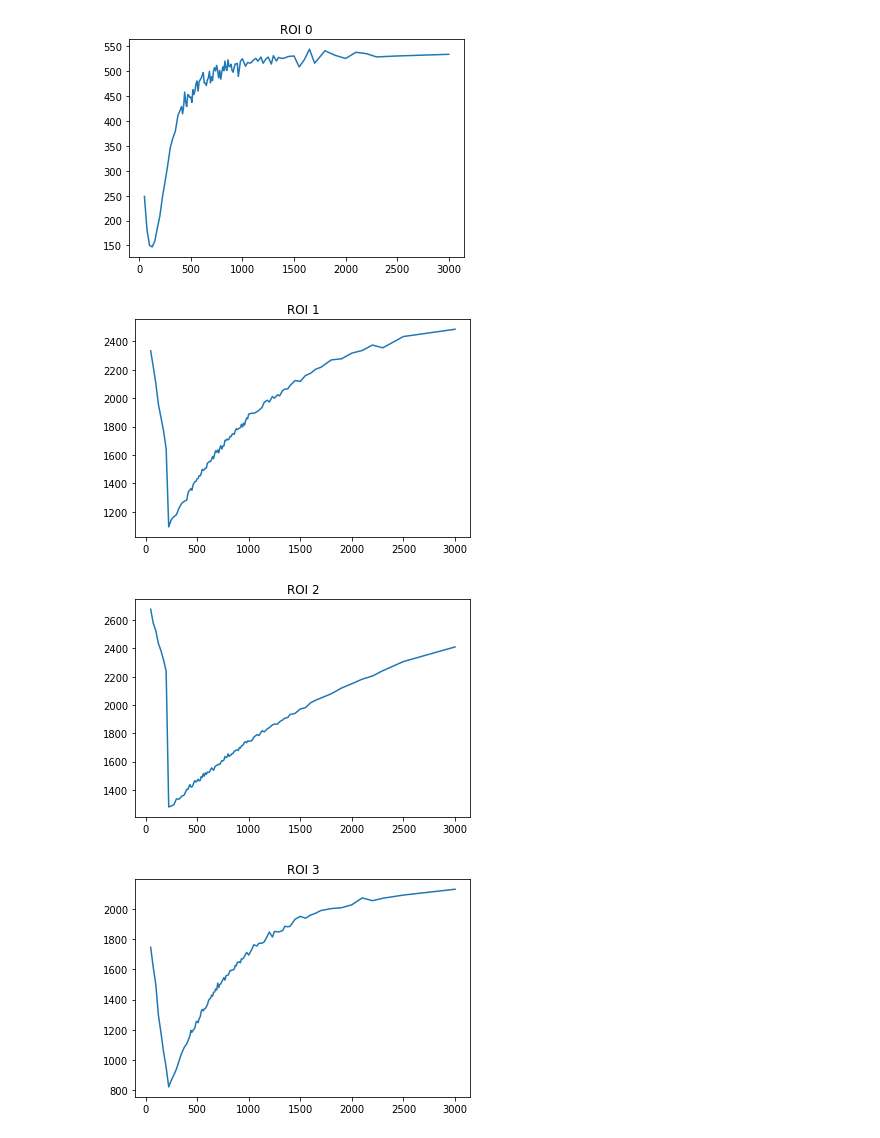
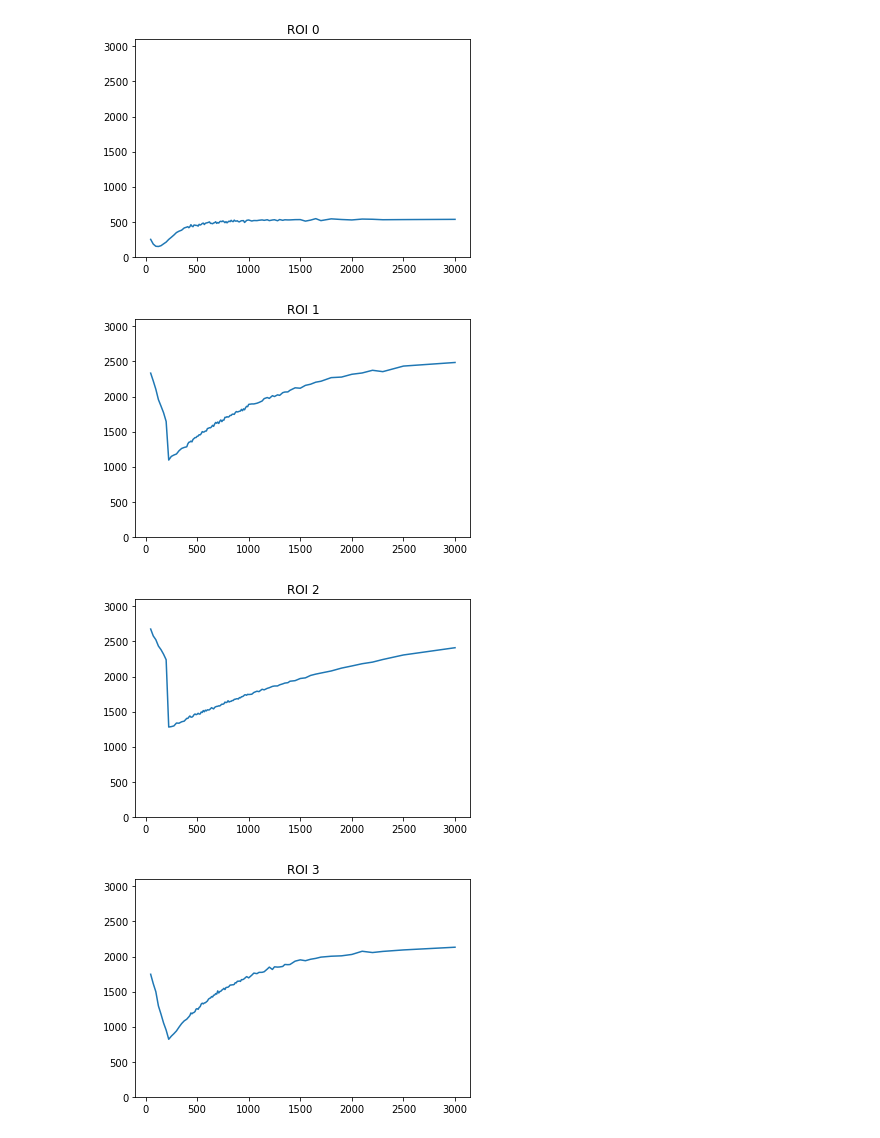
Before and after one commit to ljocha/gorta-roi, a Jupyter notebook: roi.ipynb, the cells around one changed output. Saved outputs shown, nothing was run; the diff lists cells and outputs as text; code cells hidden in the pictures.

```diff
--- a/roi.ipynb
+++ b/roi.ipynb
@@ -8,18 +8,18 @@ ti_seq = np.array([*list(range(50, 400, 25)),
                        1400, 1450, 1500, 1550, 1600, 1650, 1700,
                        1800, 1900, 2000, 2100, 2200, 2300, 2500, 3000], dtype=float)
 # %%
-file = open("data/1111111111_15s_ep2d_se_til_shlomi_50-3000_2m2ISO_cor_PAT2_TE22_TR30k.nii.gz.txt", "r")
+file = open("1111111111_15s_ep2d_se_til_shlomi_50-3000_2m2ISO_cor_PAT2_TE22_TR30k.nii.gz.txt", "r")
 lines = file.readlines()[2:]
 sig = [float(x.split('\t')[1]) for x in lines]
 # %%
 for i in range(11):
     plt.plot(ti_seq, sig[105*i:105*(i+1)])
     plt.title("ROI {}".format(i))
-    # plt.ylim(0, 3100)
-    plt.savefig("data/graphs/roi/{}".format(i))
+    plt.ylim(0, 3100)
+    # plt.savefig("fig{}".format(i))
     plt.show()
 # %% [output]
-[figure, old version]
+[figure, new version]
-[figure, old version]
+[figure, new version]
-[figure, old version]
+[figure, new version]
-[figure, old version]
+[figure, new version]
```
Also changed, not shown: parts of 1 cell of this notebook.
